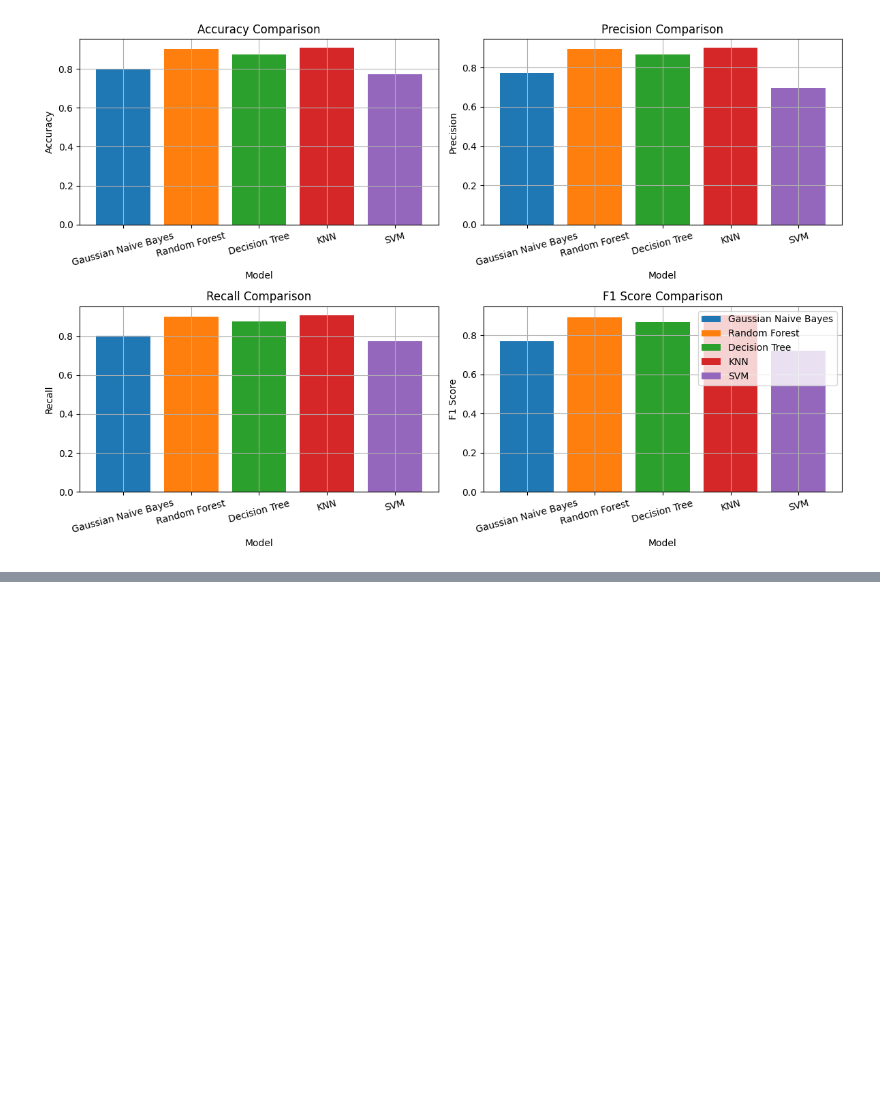
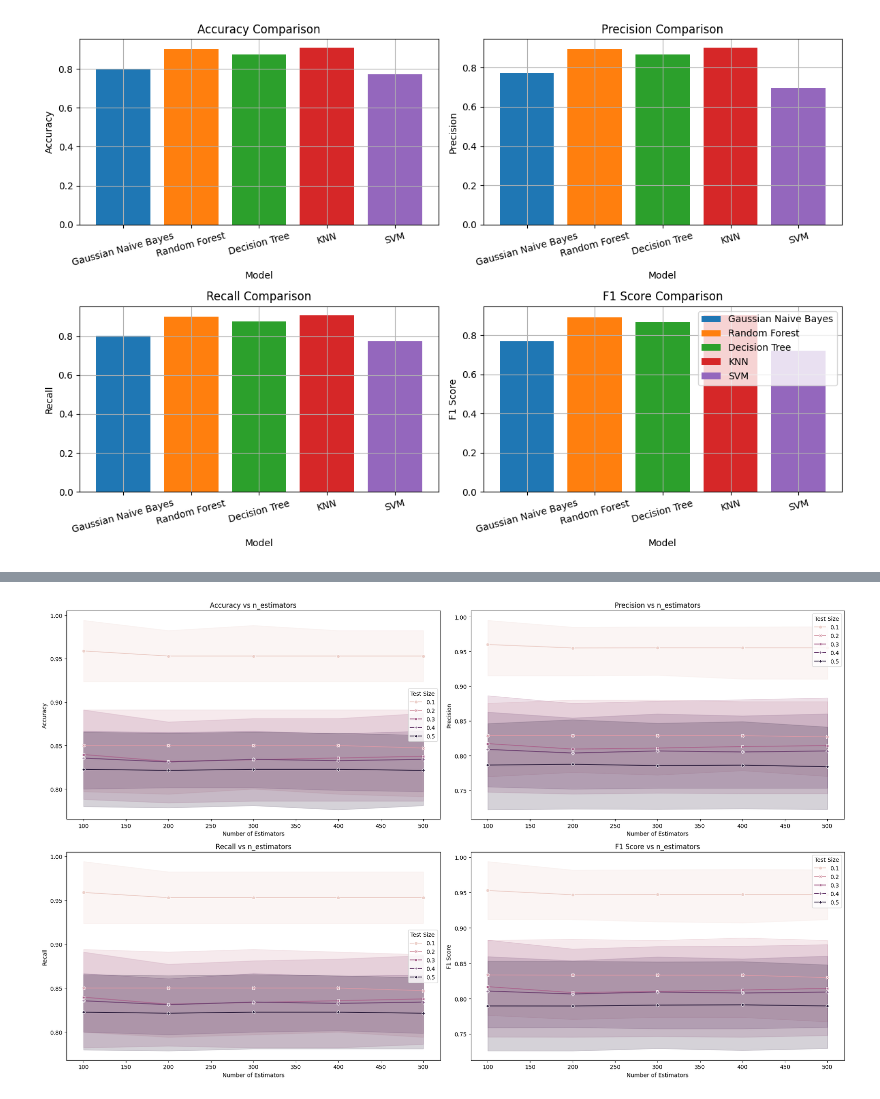
Before and after one commit to rezabdl/Bagging, a Jupyter notebook: bagging.ipynb, the cells around one changed output, grey strips where cells are left out. Drawn from its saved outputs; the diff is of its cells as text; code cells hidden in the pictures; blank space fills up the shorter version.

Commit message:
aku tambahin model baru tapi belum dicoba untuk beda n_estimator

```diff
--- a/bagging.ipynb
+++ b/bagging.ipynb
@@ -411,0 +693,27 @@ plt.show()
+# %%
+# Initialize an empty list to store individual dictionaries
+data1 = []
+
+# Iterate through base classifiers
+for name, metrics in results.items():
+    # Iterate through the list of test sizes
+    for i in range(len(metrics['test_size'])):
+        # Create a dictionary for each row of data1
+        row_data = {
+            'Model': name,
+            'Test Size': metrics['test_size'][i],
+            'n_estimators': metrics['n_estimators'][i],
+            'Accuracy': metrics['accuracy'][i],
+            'Precision': metrics['precision'][i],
+            'Recall': metrics['recall'][i],
+            'F1 Score': metrics['f1_score'][i]
+        }
+        # Append the dictionary to the list
+        data1.append(row_data)
+
+# Create a DataFrame from the list of dictionaries
+hasil = pd.DataFrame(data1)
+
+# Print DataFrame
+print("Results DataFrame:")
+hasil
@@ -411,0 +765,18 @@ plt.show()
+# %%
+import seaborn as sns
+# Plotting
+metrics = ['Accuracy', 'Precision', 'Recall', 'F1 Score']
+plt.figure(figsize=(20, 12))
+
+for i, metric in enumerate(metrics):
+    plt.subplot(2, 2, i+1)
+    sns.lineplot(data=hasil, x='n_estimators', y=metric, hue='Test Size', style='Test Size', markers=True, dashes=False)
+    plt.title(f'{metric} vs n_estimators')
+    plt.xlabel('Number of Estimators')
+    plt.ylabel(metric)
+    plt.legend(title='Test Size')
+
+plt.tight_layout()
+plt.show()
+# %% [output]
+[figure, added]
```
Also changed, not shown: parts of 14 cells of this notebook.
